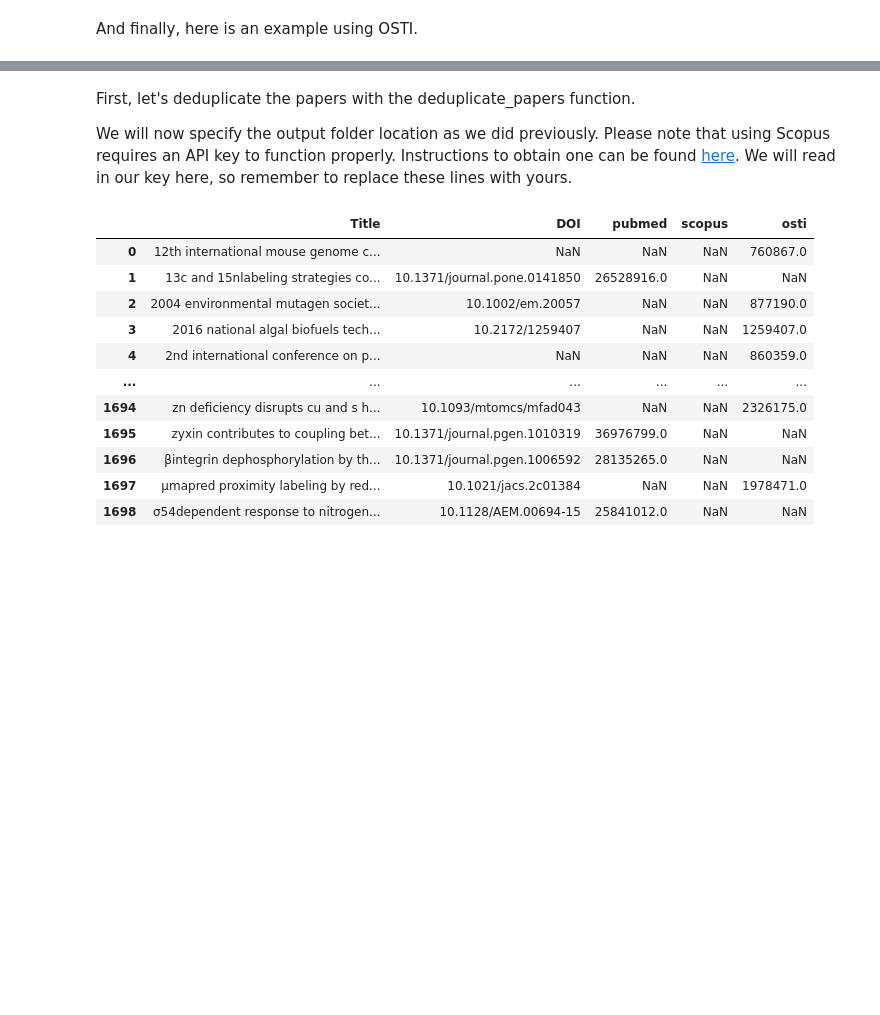
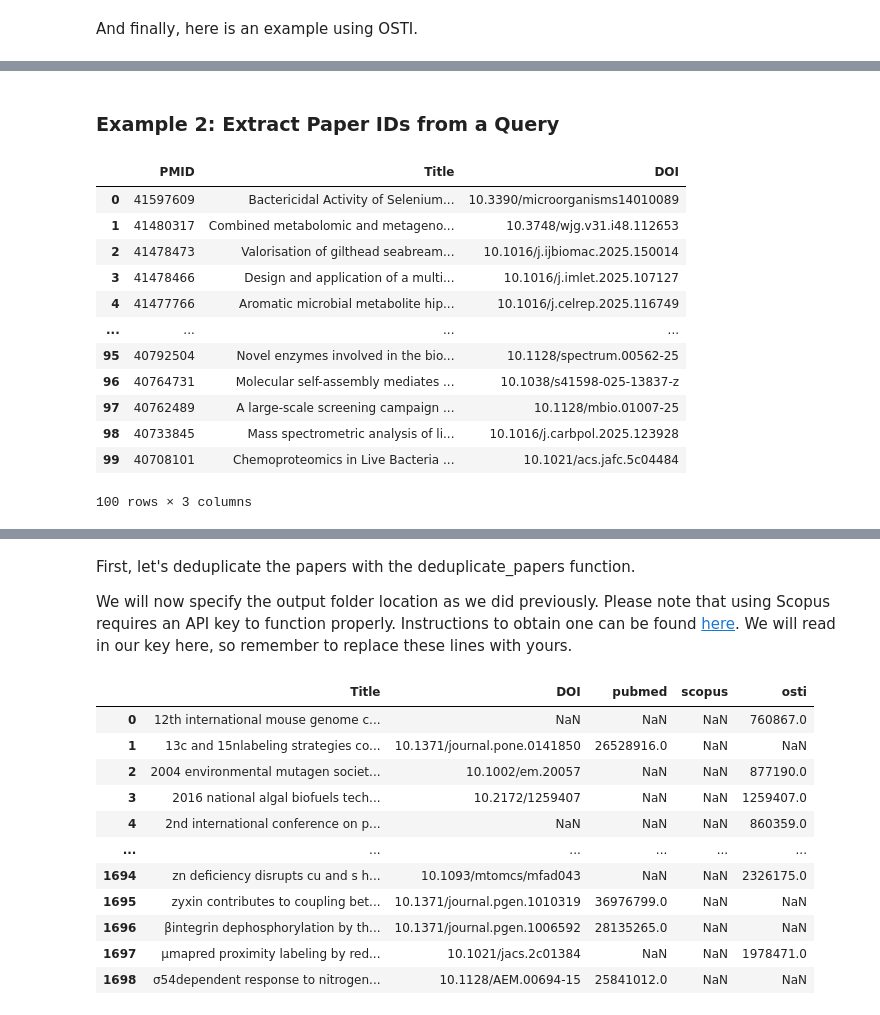
Before and after one commit to PNNL-Predictive-Phenomics/DancePartner, a Jupyter notebook: vignettes/how_to_pull_papers.ipynb, the cells around one changed output, grey strips where cells are left out. Drawn from its saved outputs; the diff is of its cells as text; code cells hidden in the pictures; blank space fills up the shorter version.

```diff
--- a/vignettes/how_to_pull_papers.ipynb
+++ b/vignettes/how_to_pull_papers.ipynb
@@ -145,3 +145,27 @@ Total Num. Articles Found: 1
 Number of Full Text: 0
 Number of Title & Abstracts: 1
 Number Missing: 3
+# %% [markdown]
+### Example 2: Extract Paper IDs from a Query
+# %%
+# Pull the first 100 matching papers from PubMed - extracting from the years 2000 to 2025
+pmed_query = dance.query_pubmed(
+    query = '(e coli proteomics) AND (e coli metabolism) AND ("2000/01/01"[Date - Publication]:"2025/12/31"[Date - Publication])',
+    pubmed_api_key = pubmed_api_key,
+    max_results = 100
+)
+pmed_query
+# %% [output]
+|  | PMID | Title | DOI |
+| 0 | 41597609 | Bactericidal Activity of Selenium... | 10.3390/microorganisms14010089 |
+| 1 | 41480317 | Combined metabolomic and metageno... | 10.3748/wjg.v31.i48.112653 |
+| 2 | 41478473 | Valorisation of gilthead seabream... | 10.1016/j.ijbiomac.2025.150014 |
+| 3 | 41478466 | Design and application of a multi... | 10.1016/j.imlet.2025.107127 |
+| 4 | 41477766 | Aromatic microbial metabolite hip... | 10.1016/j.celrep.2025.116749 |
+| ... | ... | ... | ... |
+| 95 | 40792504 | Novel enzymes involved in the bio... | 10.1128/spectrum.00562-25 |
+| 96 | 40764731 | Molecular self-assembly mediates ... | 10.1038/s41598-025-13837-z |
+| 97 | 40762489 | A large-scale screening campaign ... | 10.1128/mbio.01007-25 |
+| 98 | 40733845 | Mass spectrometric analysis of li... | 10.1016/j.carbpol.2025.123928 |
+| 99 | 40708101 | Chemoproteomics in Live Bacteria ... | 10.1021/acs.jafc.5c04484 |
+100 rows × 3 columns
```
Also changed, not shown: parts of 12 cells of this notebook, 14 other files.
